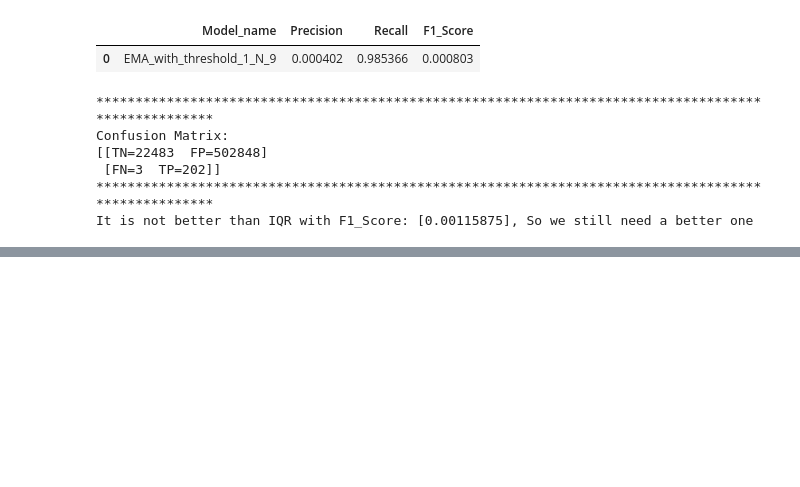
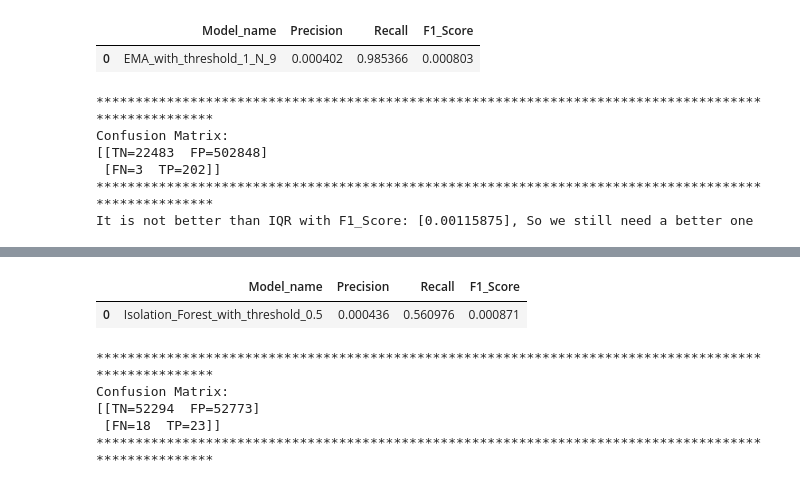
Before and after one commit to Mohammad-Amirifard/Traffic-Anomaly-Detection, a Jupyter notebook: Notebooks/Traffic_anomaly_detection.ipynb, the cells around one changed output, grey strips where cells are left out. Drawn from its saved outputs; the diff is of its cells as text; code cells hidden in the pictures; blank space fills up the shorter version.

```diff
--- a/Notebooks/Traffic_anomaly_detection.ipynb
+++ b/Notebooks/Traffic_anomaly_detection.ipynb
@@ -567,0 +653,18 @@ It is not better than IQR with F1_Score: [0.00115875], So we still need a better
+# %%
+# Call function with random threshold
+performance_table = pd.DataFrame({'Model_name':[],'Precision':[],'Recall':[],'F1_Score':[]})
+y_test,y_pred,Isolation_forest_performance_table, confusion_matrix = Isolation_forest_method(X_train, X_test, y_train, y_test, threshold=0.5)
+display(Isolation_forest_performance_table)
+print('*'*100)
+print('Confusion Matrix:')
+print(f'[[TN={confusion_matrix[0][0]}  FP={confusion_matrix[0][1]}]')
+print(f' [FN={confusion_matrix[1][0]}  TP={confusion_matrix[1][1]}]]')
+print('*'*100)
+# %% [output]
+|  | Model_name | Precision | Recall | F1_Score |
+| 0 | Isolation_Forest_with_threshold_0.5 | 0.000436 | 0.560976 | 0.000871 |
+****************************************************************************************************
+Confusion Matrix:
+[[TN=52294  FP=52773]
+ [FN=18  TP=23]]
+****************************************************************************************************
```
Also changed, not shown: parts of 8 cells of this notebook.
